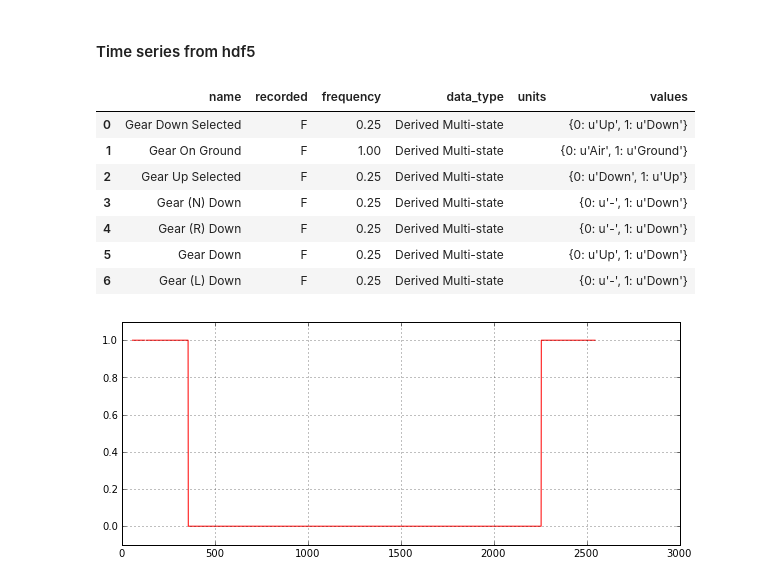
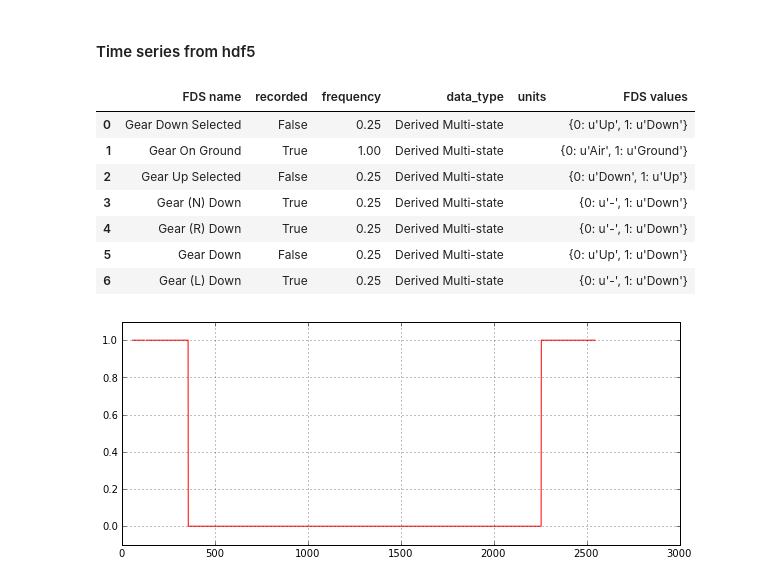
Before and after one commit to hmendeslx/asias_fds_profiles, a Jupyter notebook: Example_Profile_IPython_Notebook.ipynb, the cells around one changed output. Drawn from its saved outputs; the diff is of its cells as text; code cells hidden in the pictures.

```diff
--- a/Example_Profile_IPython_Notebook.ipynb
+++ b/Example_Profile_IPython_Notebook.ipynb
@@ -128,16 +130,16 @@ class Flight
 # %% [markdown]
 #### Time series from hdf5
 # %%
-nb.hdf_search(flt.series, 'gear')  # use 'Gear On Ground'
+nb.search_hdf(flt, 'gear')  # use 'Gear On Ground'
 # %% [output]
-|  | name | recorded | frequency | data_type | units | values |
-| 0 | Gear Down Selected | F | 0.25 | Derived Multi-state |  | {0: u'Up', 1: u'Down'} |
-| 1 | Gear On Ground | F | 1.00 | Derived Multi-state |  | {0: u'Air', 1: u'Ground'} |
-| 2 | Gear Up Selected | F | 0.25 | Derived Multi-state |  | {0: u'Down', 1: u'Up'} |
-| 3 | Gear (N) Down | F | 0.25 | Derived Multi-state |  | {0: u'-', 1: u'Down'} |
-| 4 | Gear (R) Down | F | 0.25 | Derived Multi-state |  | {0: u'-', 1: u'Down'} |
-| 5 | Gear Down | F | 0.25 | Derived Multi-state |  | {0: u'Up', 1: u'Down'} |
-| 6 | Gear (L) Down | F | 0.25 | Derived Multi-state |  | {0: u'-', 1: u'Down'} |
+|  | FDS name | recorded | frequency | data_type | units | FDS values |
+| 0 | Gear Down Selected | False | 0.25 | Derived Multi-state |  | {0: u'Up', 1: u'Down'} |
+| 1 | Gear On Ground | True | 1.00 | Derived Multi-state |  | {0: u'Air', 1: u'Ground'} |
+| 2 | Gear Up Selected | False | 0.25 | Derived Multi-state |  | {0: u'Down', 1: u'Up'} |
+| 3 | Gear (N) Down | True | 0.25 | Derived Multi-state |  | {0: u'-', 1: u'Down'} |
+| 4 | Gear (R) Down | True | 0.25 | Derived Multi-state |  | {0: u'-', 1: u'Down'} |
+| 5 | Gear Down | False | 0.25 | Derived Multi-state |  | {0: u'Up', 1: u'Down'} |
+| 6 | Gear (L) Down | True | 0.25 | Derived Multi-state |  | {0: u'-', 1: u'Down'} |
 # %%
 nb.hdf_plot(flt.series['Gear On Ground'], ylim=(-0.1,1.1), style='r')
 # %% [output]
```
Also changed, not shown: parts of 29 cells of this notebook.
